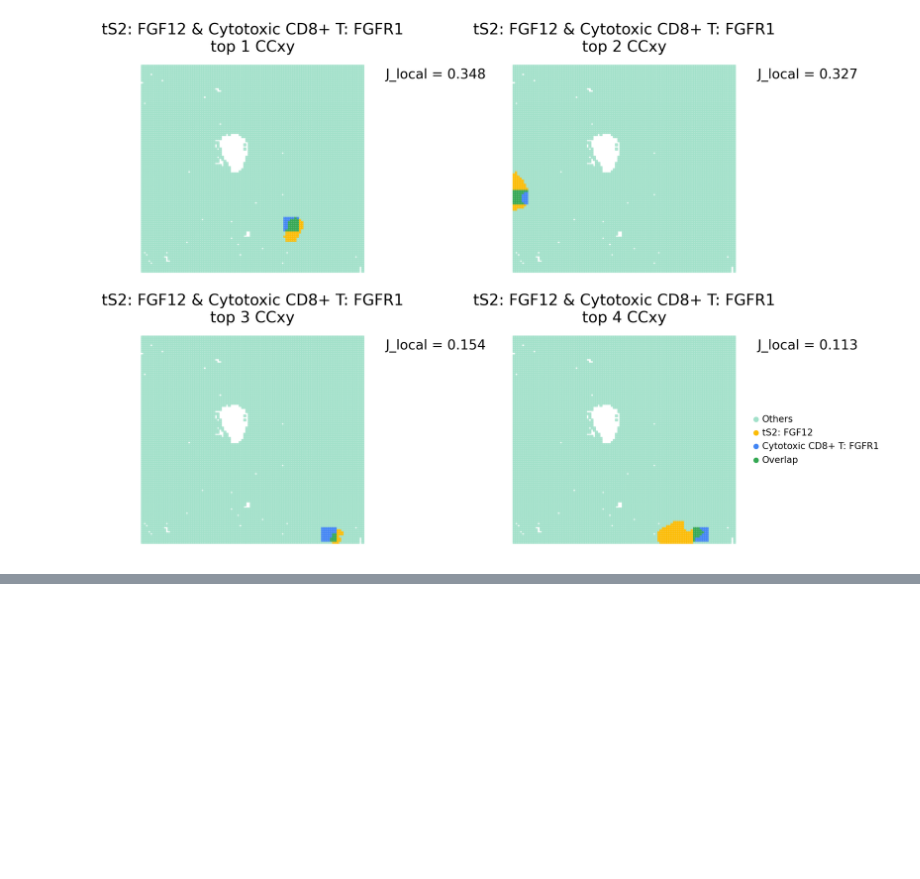
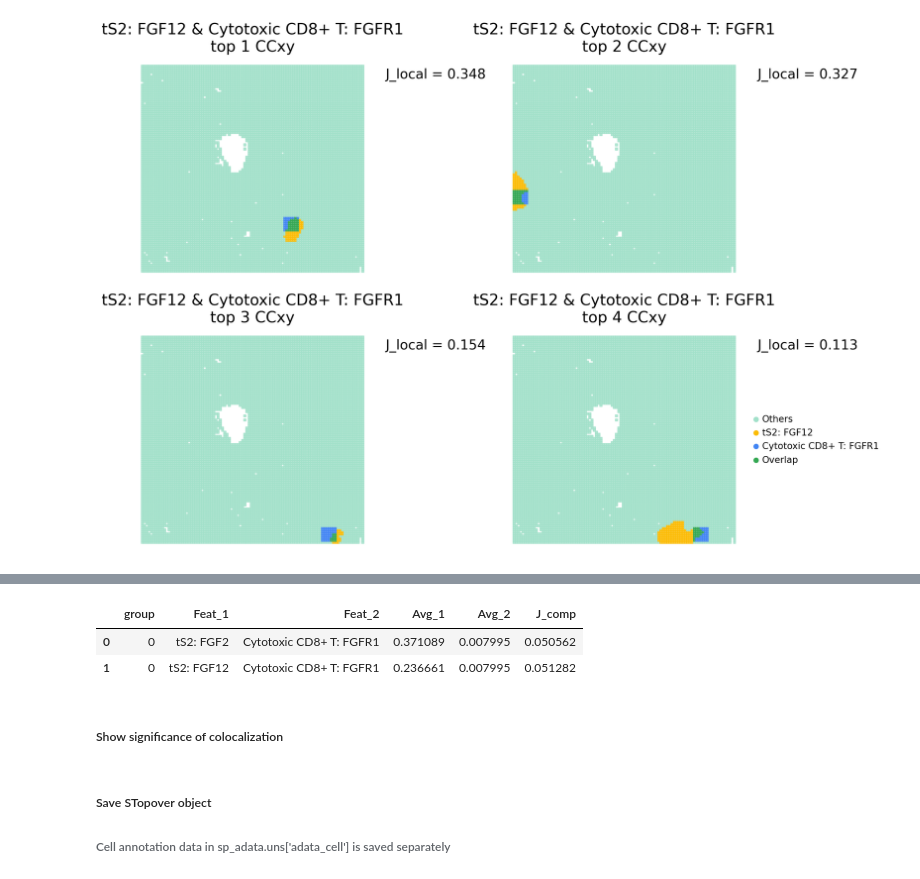
Before and after one commit to bsungwoo/STopover, a Jupyter notebook: notebooks/CosMx_example.ipynb, the cells around one changed output, grey strips where cells are left out. Drawn from its saved outputs; the diff is of its cells as text; code cells hidden in the pictures; blank space fills up the shorter version.

```diff
--- a/notebooks/CosMx_example.ipynb
+++ b/notebooks/CosMx_example.ipynb
@@ -416,0 +410,2 @@ sp_adata_ts2_cd8.vis_jaccard_top_n_pair(feat_name_x='tS2: FGF12', feat_name_y='C
+# %%
+df_mod = sp_adata_ts2_cd8.uns['J_result_1']
@@ -416,0 +428,8 @@ sp_adata_ts2_cd8.vis_jaccard_top_n_pair(feat_name_x='tS2: FGF12', feat_name_y='C
+# %%
+df_sub = df_mod[((df_mod['Feat_1']=='tS2: FGF12') & (df_mod['Feat_2'] == 'Cytotoxic CD8+ T: FGFR1')) | \
+                ((df_mod['Feat_1']=='tS2: FGF2') & (df_mod['Feat_2'] == 'Cytotoxic CD8+ T: FGFR1'))].reset_index(drop=True)
+df_sub
+# %% [output]
+|  | group | Feat_1 | Feat_2 | Avg_1 | Avg_2 | J_comp |
+| 0 | 0 | tS2: FGF2 | Cytotoxic CD8+ T: FGFR1 | 0.371089 | 0.007995 | 0.050562 |
+| 1 | 0 | tS2: FGF12 | Cytotoxic CD8+ T: FGFR1 | 0.236661 | 0.007995 | 0.051282 |
@@ -416,0 +439,2 @@ sp_adata_ts2_cd8.vis_jaccard_top_n_pair(feat_name_x='tS2: FGF12', feat_name_y='C
+# %% [markdown]
+##### Show significance of colocalization
@@ -416,0 +444,3 @@ sp_adata_ts2_cd8.vis_jaccard_top_n_pair(feat_name_x='tS2: FGF12', feat_name_y='C
+# %% [markdown]
+##### Save STopover object
+###### Cell annotation data in sp_adata.uns['adata_cell'] is saved separately
```
Also changed, not shown: parts of 16 cells of this notebook, 4 other files.
